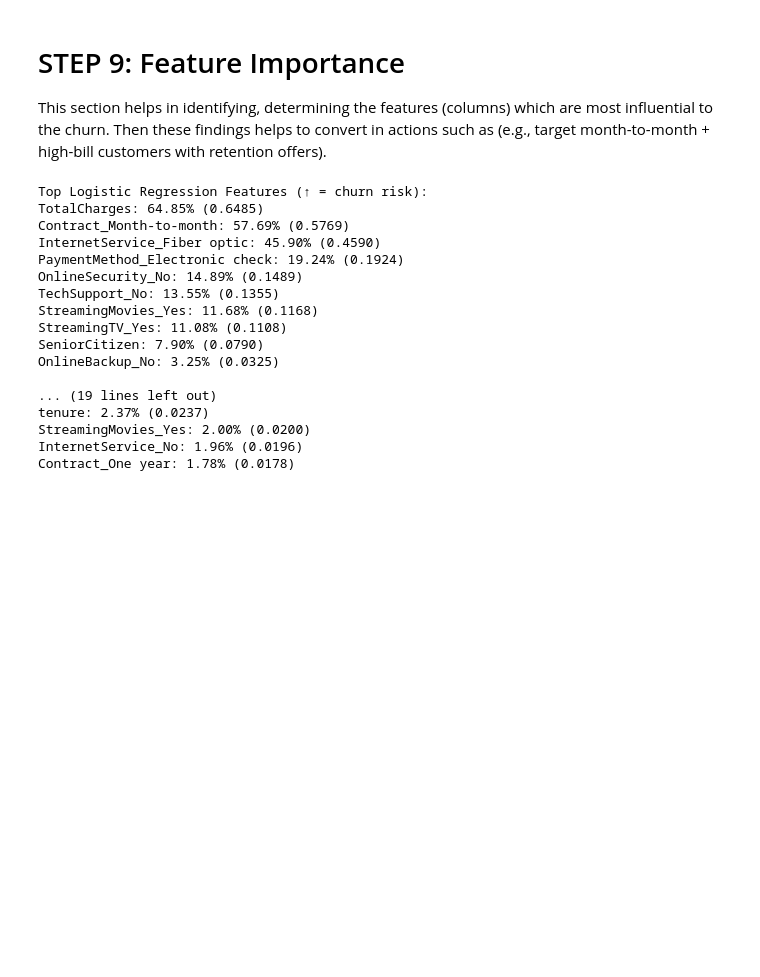
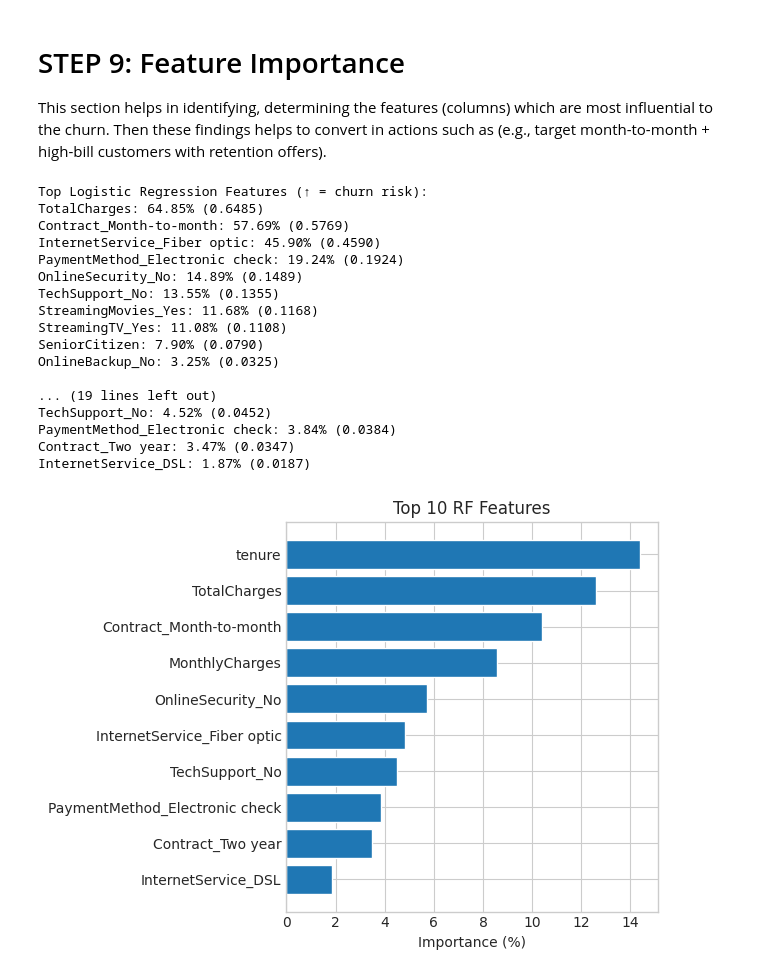
Before and after one commit to BurhanAmir/Machine-Learning-Project, a Jupyter notebook: ibm.ipynb, the cells around one changed output. Drawn from its saved outputs; the diff is of its cells as text; code cells hidden in the pictures; blank space fills up the shorter version.

```diff
--- a/ibm.ipynb
+++ b/ibm.ipynb
@@ -651,41 +680,44 @@ num_cols = prep.transformers_[0][2] #extracting the names of orignal numeeric co
 cat_cols = prep.named_transformers_["cat"].named_steps["onehot"].get_feature_names_out(prep.transformers_[1][2]) #same thing again.but for categorical data
 features = np.concatenate([num_cols, cat_cols]) #putting both num and categorical columns in one list
 
 # ---- Logistic Regression ----
 coefs = logreg_final.named_steps["model"].coef_[0] #brings up the co-efficients of the features which have highest impact on churn.
 top_log = pd.DataFrame({"Feature": features, "Coef": coefs}).sort_values("Coef", ascending=False).head(10)
 print("\nTop Logistic Regression Features (↑ = churn risk):")
 for _, row in top_log.iterrows():
     print(f"{row['Feature']}: {row['Coef']*100:.2f}% ({row['Coef']:.4f})")
 
+# ---- XGBoost ----
+xgb_imp = xgb_final.named_steps["model"].feature_importances_
+top_xgb = pd.DataFrame({"Feature": features, "Imp": xgb_imp}).sort_values("Imp", ascending=False).head(10)
+print("\nTop XGBoost Features (importance):")
+for _, row in top_xgb.iterrows():
+    print(f"{row['Feature']}: {row['Imp']*100:.2f}% ({row['Imp']:.4f})")
+
 # ---- Random Forest ----
 rf_imp = rf_final.named_steps["model"].feature_importances_ #for reducing the impurity in tree, the contribution of these features matters.
 top_rf = pd.DataFrame({"Feature": features, "Imp": rf_imp}).sort_values("Imp", ascending=False).head(10)
 print("\nTop Random Forest Features (importance):")
 for _, row in top_rf.iterrows():
     print(f"{row['Feature']}: {row['Imp']*100:.2f}% ({row['Imp']:.4f})")
-
-# ---- XGBoost ----
-xgb_imp = xgb_final.named_steps["model"].feature_importances_
-top_xgb = pd.DataFrame({"Feature": features, "Imp": xgb_imp}).sort_values("Imp", ascending=False).head(10)
-print("\nTop XGBoost Features (importance):")
-for _, row in top_xgb.iterrows():
-    print(f"{row['Feature']}: {row['Imp']*100:.2f}% ({row['Imp']:.4f})")
+plt.figure(); tmp=top_rf.iloc[::-1]; plt.barh(tmp.Feature, tmp.Imp*100); plt.xlabel("Importance (%)"); plt.title("Top 10 RF Features"); plt.tight_layout(); plt.show()
+#reverse (-1) so biggest variable values comes first
 # %% [output]
 Top Logistic Regression Features (↑ = churn risk):
 TotalCharges: 64.85% (0.6485)
 Contract_Month-to-month: 57.69% (0.5769)
 InternetService_Fiber optic: 45.90% (0.4590)
 PaymentMethod_Electronic check: 19.24% (0.1924)
 OnlineSecurity_No: 14.89% (0.1489)
 TechSupport_No: 13.55% (0.1355)
 StreamingMovies_Yes: 11.68% (0.1168)
 StreamingTV_Yes: 11.08% (0.1108)
 SeniorCitizen: 7.90% (0.0790)
 OnlineBackup_No: 3.25% (0.0325)
 
 ... (19 lines left out)
-tenure: 2.37% (0.0237)
-StreamingMovies_Yes: 2.00% (0.0200)
-InternetService_No: 1.96% (0.0196)
-Contract_One year: 1.78% (0.0178)
+TechSupport_No: 4.52% (0.0452)
+PaymentMethod_Electronic check: 3.84% (0.0384)
+Contract_Two year: 3.47% (0.0347)
+InternetService_DSL: 1.87% (0.0187)
+[figure, added]
```
Also changed, not shown: parts of 5 cells of this notebook.
